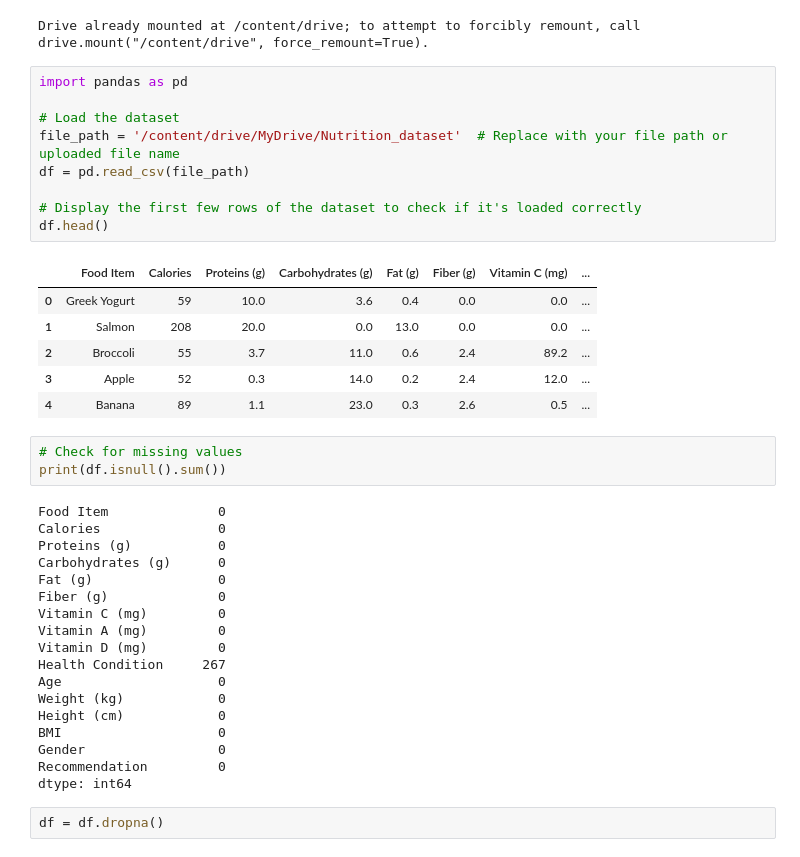
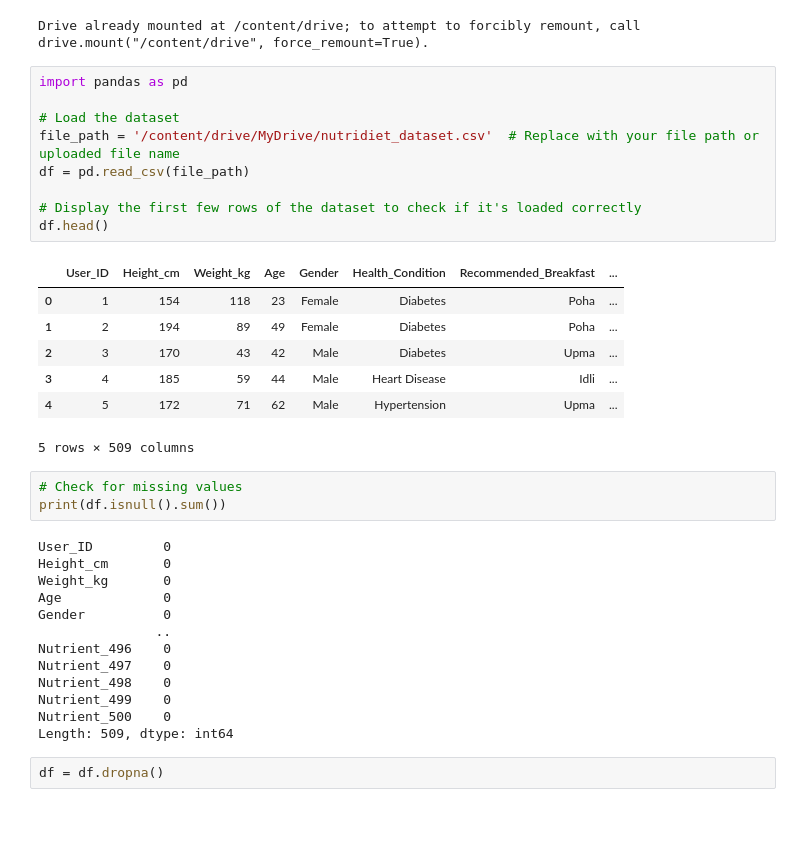
Before and after one commit to mouni-04/infosys_nutrition, a Jupyter notebook: Nutrition_diet_Recom.ipynb, the cells around one changed output. Cells and saved outputs as stored; diff of their text form; blank space fills up the shorter version.

```diff
--- a/Nutrition_diet_Recom.ipynb
+++ b/Nutrition_diet_Recom.ipynb
@@ -8,39 +8,35 @@ Drive already mounted at /content/drive; to attempt to forcibly remount, call dr
 # %%
 import pandas as pd
 
 # Load the dataset
-file_path = '/content/drive/MyDrive/Nutrition_dataset'  # Replace with your file path or uploaded file name
+file_path = '/content/drive/MyDrive/nutridiet_dataset.csv'  # Replace with your file path or uploaded file name
 df = pd.read_csv(file_path)
 
 # Display the first few rows of the dataset to check if it's loaded correctly
 df.head()
 # %% [output]
-|  | Food Item | Calories | Proteins (g) | Carbohydrates (g) | Fat (g) | Fiber (g) | Vitamin C (mg) | ... |
-| 0 | Greek Yogurt | 59 | 10.0 | 3.6 | 0.4 | 0.0 | 0.0 | ... |
-| 1 | Salmon | 208 | 20.0 | 0.0 | 13.0 | 0.0 | 0.0 | ... |
-| 2 | Broccoli | 55 | 3.7 | 11.0 | 0.6 | 2.4 | 89.2 | ... |
-| 3 | Apple | 52 | 0.3 | 14.0 | 0.2 | 2.4 | 12.0 | ... |
-| 4 | Banana | 89 | 1.1 | 23.0 | 0.3 | 2.6 | 0.5 | ... |
+|  | User_ID | Height_cm | Weight_kg | Age | Gender | Health_Condition | Recommended_Breakfast | ... |
+| 0 | 1 | 154 | 118 | 23 | Female | Diabetes | Poha | ... |
+| 1 | 2 | 194 | 89 | 49 | Female | Diabetes | Poha | ... |
+| 2 | 3 | 170 | 43 | 42 | Male | Diabetes | Upma | ... |
+| 3 | 4 | 185 | 59 | 44 | Male | Heart Disease | Idli | ... |
+| 4 | 5 | 172 | 71 | 62 | Male | Hypertension | Upma | ... |
+5 rows × 509 columns
 # %%
 # Check for missing values
 print(df.isnull().sum())
 # %% [output]
-Food Item              0
-Calories               0
-Proteins (g)           0
-Carbohydrates (g)      0
-Fat (g)                0
-Fiber (g)              0
-Vitamin C (mg)         0
-Vitamin A (mg)         0
-Vitamin D (mg)         0
-Health Condition     267
-Age                    0
-Weight (kg)            0
-Height (cm)            0
-BMI                    0
-Gender                 0
-Recommendation         0
-dtype: int64
+User_ID         0
+Height_cm       0
+Weight_kg       0
+Age             0
+Gender          0
+               ..
+Nutrient_496    0
+Nutrient_497    0
+Nutrient_498    0
+Nutrient_499    0
+Nutrient_500    0
+Length: 509, dtype: int64
 # %%
 df = df.dropna()
```
Also changed, not shown: parts of 97 cells of this notebook.
